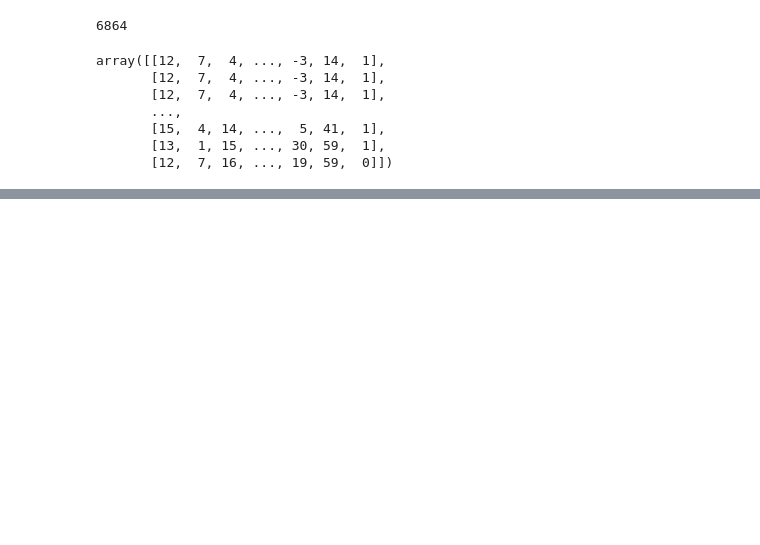
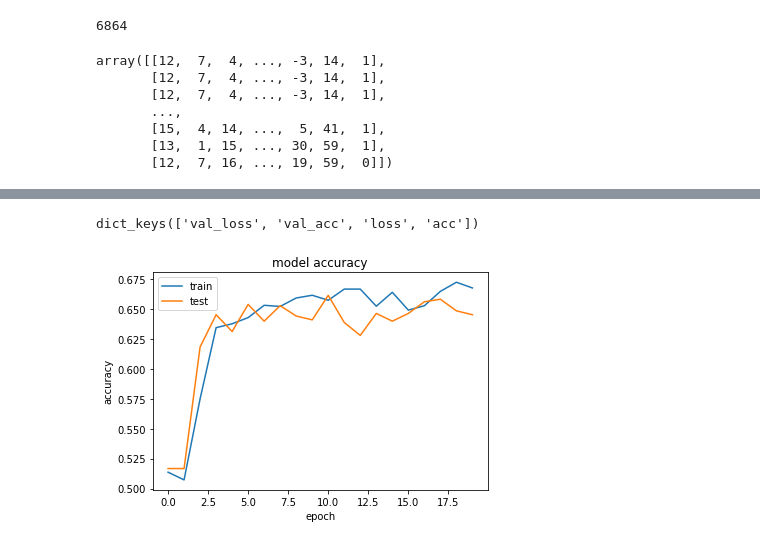
Before and after one commit to gibeongideon/vfl_starts_scrapper, a Jupyter notebook: file_processing_01.ipynb, the cells around one changed output, grey strips where cells are left out. Cells and saved outputs as stored; diff of their text form; code cells hidden in the pictures; blank space fills up the shorter version.

```diff
--- a/file_processing_01.ipynb
+++ b/file_processing_01.ipynb
@@ -456,0 +895,25 @@ Train Data: 6177 Test Data: 687
+# %%
+#from time import sleep
+# initialize the optimizer and modeL
+count = 0
+NB_EPOCH = 20
+INITIAL_EPOCH = 0
+
+#for step in range(1):
+
+model = gNet.build(input_shape=INPUT_SHAPE, classes=NB_CLASSES)
+
+#model.compile(loss="binary_crossentropy", optimizer=OPTIMIZER,metrics=["accuracy"])
+
+model.compile(loss='categorical_crossentropy', optimizer=OPTIMIZER, metrics=['accuracy'])
+
+# save best model
+checkpoint = ModelCheckpoint( filepath=os.path.join(MODEL_DIR, "model-{epoch:02d}.h5"),save_best_only=True)
+
+history = model.fit(X_train, y_train,batch_size=BATCH_SIZE, epochs=NB_EPOCH,initial_epoch = INITIAL_EPOCH,verbose=VERBOSE,validation_split=VALIDATION_SPLIT,callbacks=[checkpoint])
+score = model.evaluate(X_test, y_test, verbose=VERBOSE)
+#sleep(2)
+print("Test score:", score[0])
+print('Test accuracy:', score[1])
+#print('Test accuracy percentage:', round(score[1]*100,3),'%')
+#model.save('g8FT_model.h5')
@@ -456,0 +959,14 @@ Train Data: 6177 Test Data: 687
+# %%
+# list all data in history
+print(history.history.keys())
+# summarize history for accuracy
+plt.plot(history.history['acc'])
+plt.plot(history.history['val_acc'])
+plt.title('model accuracy')
+plt.ylabel('accuracy')
+plt.xlabel('epoch')
+plt.legend(['train', 'test'], loc='upper left')
+plt.show()
+# %% [output]
+dict_keys(['val_loss', 'val_acc', 'loss', 'acc'])
+[figure, added]
```
Also changed, not shown: parts of 27 cells of this notebook, 6 other files.
